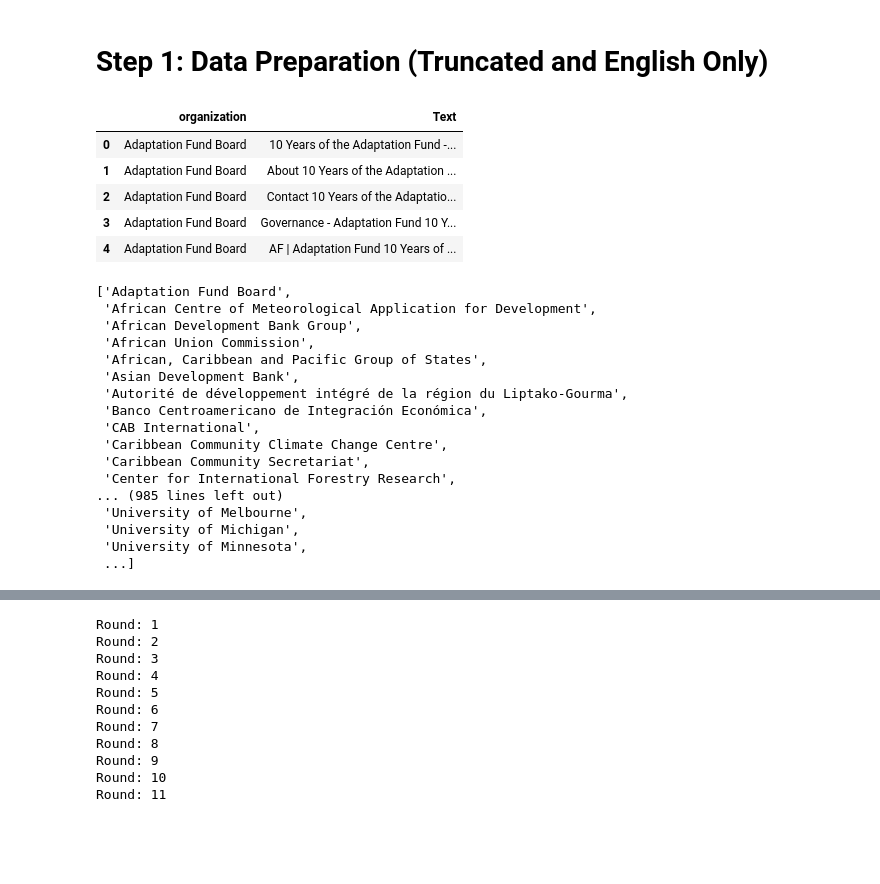
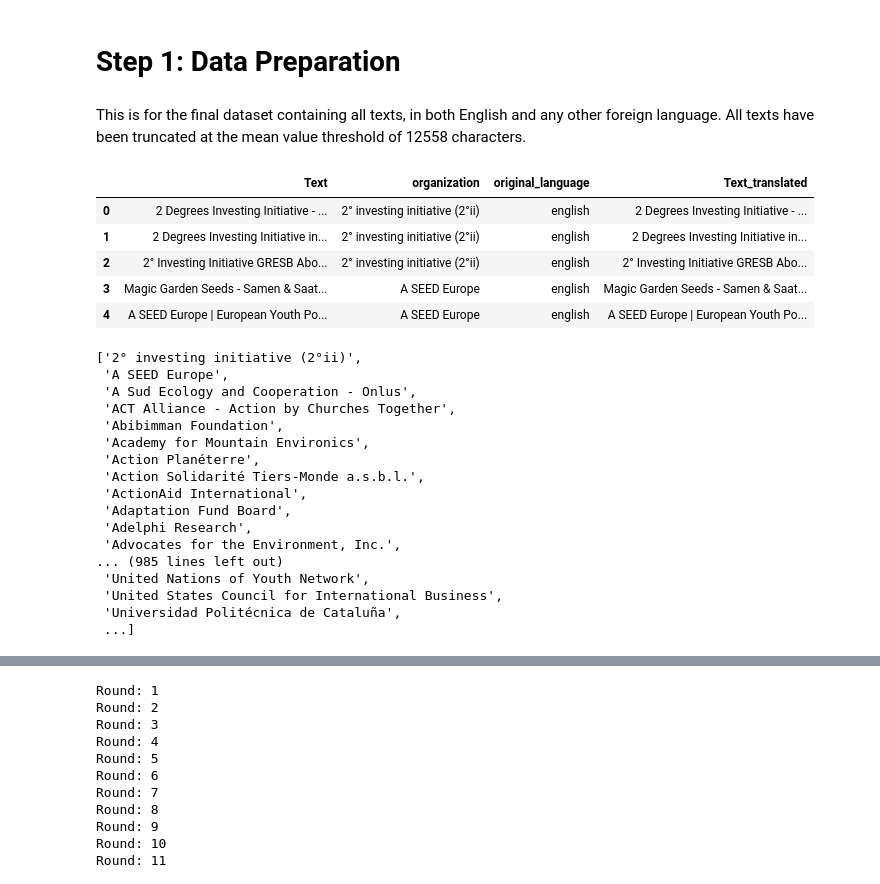
Before and after one commit to datadrivenenvirolab/IAD_blockchain, a Jupyter notebook: Web-scraped data/Final Model LDA Pipeline.ipynb, the cells around one changed output, grey strips where cells are left out. Drawn from its saved outputs; the diff is of its cells as text; code cells hidden in the pictures; blank space fills up the shorter version.

```diff
--- a/Web-scraped data/Final Model LDA Pipeline.ipynb
+++ b/Web-scraped data/Final Model LDA Pipeline.ipynb
@@ -1,42 +1,44 @@
 # %% [markdown]
-# Step 1: Data Preparation (Truncated and English Only)
+# Step 1: Data Preparation
+# %% [markdown]
+This is for the final dataset containing all texts, in both English and any other foreign language. All texts have been truncated at the mean value threshold of 12558 characters.
 # %%
 ## CODE ADAPTED FROM: https://medium.com/analytics-vidhya/topic-modeling-using-gensim-lda-in-python-48eaa2344920
 # %%
 import numpy as np
 import pandas as pd
 # %%
-truncated = pd.read_csv("english_truncated.csv", index_col=0)
+truncated = pd.read_csv("FINAL_DATASET_TRUNC.csv", index_col=0)
 truncated.head()
 # %% [output]
-|  | organization | Text |
-| 0 | Adaptation Fund Board | 10 Years of the Adaptation Fund -... |
-| 1 | Adaptation Fund Board | About 10 Years of the Adaptation ... |
-| 2 | Adaptation Fund Board | Contact 10 Years of the Adaptatio... |
-| 3 | Adaptation Fund Board | Governance - Adaptation Fund 10 Y... |
-| 4 | Adaptation Fund Board | AF | Adaptation Fund 10 Years of ... |
+|  | Text | organization | original_language | Text_translated |
+| 0 | 2 Degrees Investing Initiative - ... | 2° investing initiative (2°ii) | english | 2 Degrees Investing Initiative - ... |
+| 1 | 2 Degrees Investing Initiative in... | 2° investing initiative (2°ii) | english | 2 Degrees Investing Initiative in... |
+| 2 | 2° Investing Initiative GRESB Abo... | 2° investing initiative (2°ii) | english | 2° Investing Initiative GRESB Abo... |
+| 3 | Magic Garden Seeds - Samen & Saat... | A SEED Europe | english | Magic Garden Seeds - Samen & Saat... |
+| 4 | A SEED Europe | European Youth Po... | A SEED Europe | english | A SEED Europe | European Youth Po... |
 # %%
 # FOR EACH ORGANIZATION, MERGE THE TEXTS CORRESPONDING TO THAT ORGANIZATION
 # %%
 unique_orgs = list(truncated.organization.unique())
 unique_orgs
 # %% [output]
-['Adaptation Fund Board',
- 'African Centre of Meteorological Application for Development',
- 'African Development Bank Group',
- 'African Union Commission',
- 'African, Caribbean and Pacific Group of States',
- 'Asian Development Bank',
- 'Autorité de développement intégré de la région du Liptako-Gourma',
- 'Banco Centroamericano de Integración Económica',
- 'CAB International',
- 'Caribbean Community Climate Change Centre',
- 'Caribbean Community Secretariat',
- 'Center for International Forestry Research',
+['2° investing initiative (2°ii)',
+ 'A SEED Europe',
+ 'A Sud Ecology and Cooperation - Onlus',
+ 'ACT Alliance - Action by Churches Together',
+ 'Abibimman Foundation',
+ 'Academy for Mountain Environics',
+ 'Action Planéterre',
+ 'Action Solidarité Tiers-Monde a.s.b.l.',
+ 'ActionAid International',
+ 'Adaptation Fund Board',
+ 'Adelphi Research',
+ 'Advocates for the Environment, Inc.',
 ... (985 lines left out)
- 'University of Melbourne',
- 'University of Michigan',
- 'University of Minnesota',
+ 'United Nations of Youth Network',
+ 'United States Council for International Business',
+ 'Universidad Politécnica de Cataluña',
  ...]
 # %%
 text_collection = []
```
Also changed, not shown: parts of 35 cells of this notebook, 27 other files.
